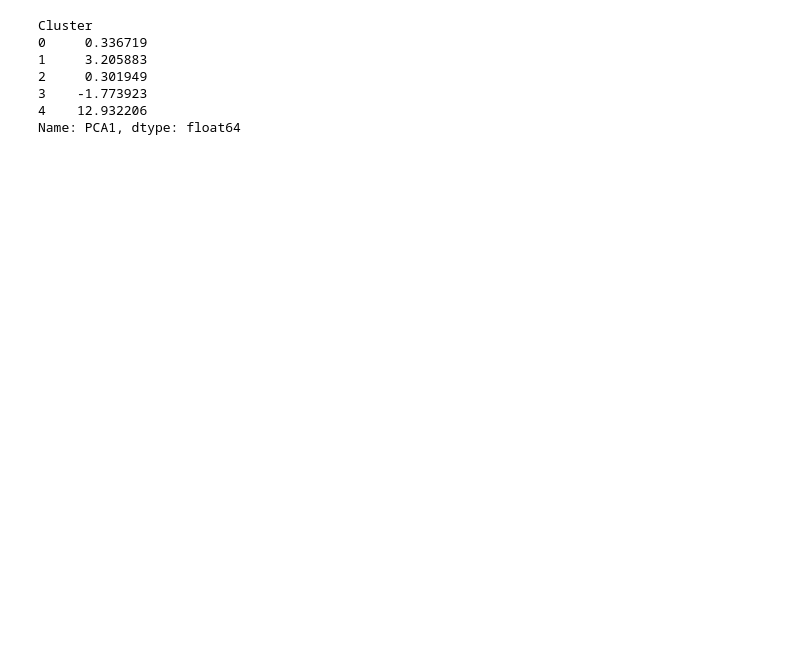
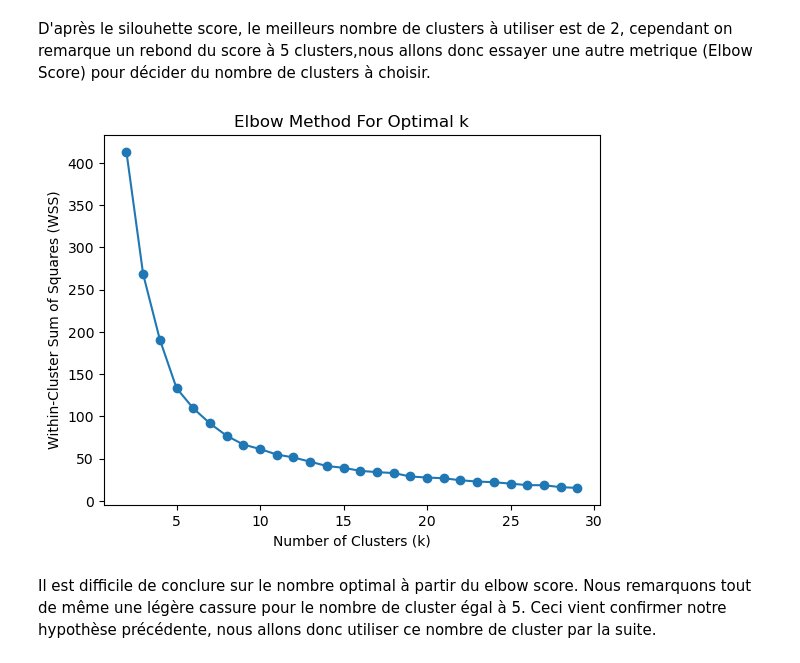
Before and after one commit to HindFaris/urban_security, a Jupyter notebook: clusterig_departments.ipynb, the cells around one changed output. Drawn from its saved outputs; the diff is of its cells as text; code cells hidden in the pictures; blank space fills up the shorter version.

```diff
--- a/clusterig_departments.ipynb
+++ b/clusterig_departments.ipynb
@@ -65,21 +83,25 @@ resultats_pca_df['dept'] = security_df_selected_columns_by_dept['code_dep']
+# %% [markdown]
+D'après le silouhette score, le meilleurs nombre de clusters à utiliser est de 2, cependant on remarque un rebond du score à 5 clusters,nous allons donc essayer une autre metrique (Elbow Score) pour décider du nombre de clusters à choisir.
 # %%
 from sklearn.cluster import KMeans
 
 feature_columns = ['PCA1', 'PCA2', 'PCA3']
 X = resultats_pca_df[feature_columns].values
 
 wss_values = []
 
 k_values = range(2, 30)
 
-# for k in k_values:
-#     kmeans = KMeans(n_clusters=k, random_state=42)
-#     kmeans.fit(X)
-#     wss_values.append(kmeans.inertia_)
-#
-# # Plot the curve of WSS versus the number of clusters (k)
-# plt.plot(k_values, wss_values, marker='o')
-# plt.title('Elbow Method For Optimal k')
-# plt.xlabel('Number of Clusters (k)')
-# plt.ylabel('Within-Cluster Sum of Squares (WSS)')
-# plt.show()
+for k in k_values:
+    kmeans = KMeans(n_clusters=k, random_state=42)
+    kmeans.fit(X)
+    wss_values.append(kmeans.inertia_)
+
+# Plot the curve of WSS versus the number of clusters (k)
+plt.plot(k_values, wss_values, marker='o')
+plt.title('Elbow Method For Optimal k')
+plt.xlabel('Number of Clusters (k)')
+plt.ylabel('Within-Cluster Sum of Squares (WSS)')
+plt.show()
+# %% [output]
+[figure, added]
@@ -92 +108,3 @@ resultats_pca_df['Cluster'] = labels
+# %% [markdown]
+Il est difficile de conclure sur le nombre optimal à partir du elbow score. Nous remarquons tout de même une légère cassure pour le nombre de cluster égal à 5. Ceci vient confirmer notre hypothèse précédente, nous allons donc utiliser ce nombre de cluster par la suite.
 # %%
@@ -95,13 +120,3 @@ gdf_departements = gpd.read_file(departements_geojson_name)
 
 # Fusionner seulement la colonne "Cluster" dans le GeoDataFrame
 gdf_departements['Cluster'] = gdf_departements['code'].astype(str).map(resultats_pca_df.set_index('dept')['Cluster'])
-# %%
-print(resultats_pca_df.groupby('Cluster')['PCA1'].mean())
-# %% [output]
-Cluster
-0     0.336719
-1     3.205883
-2     0.301949
-3    -1.773923
-4    12.932206
-Name: PCA1, dtype: float64
```
Also changed, not shown: parts of 32 cells of this notebook.
